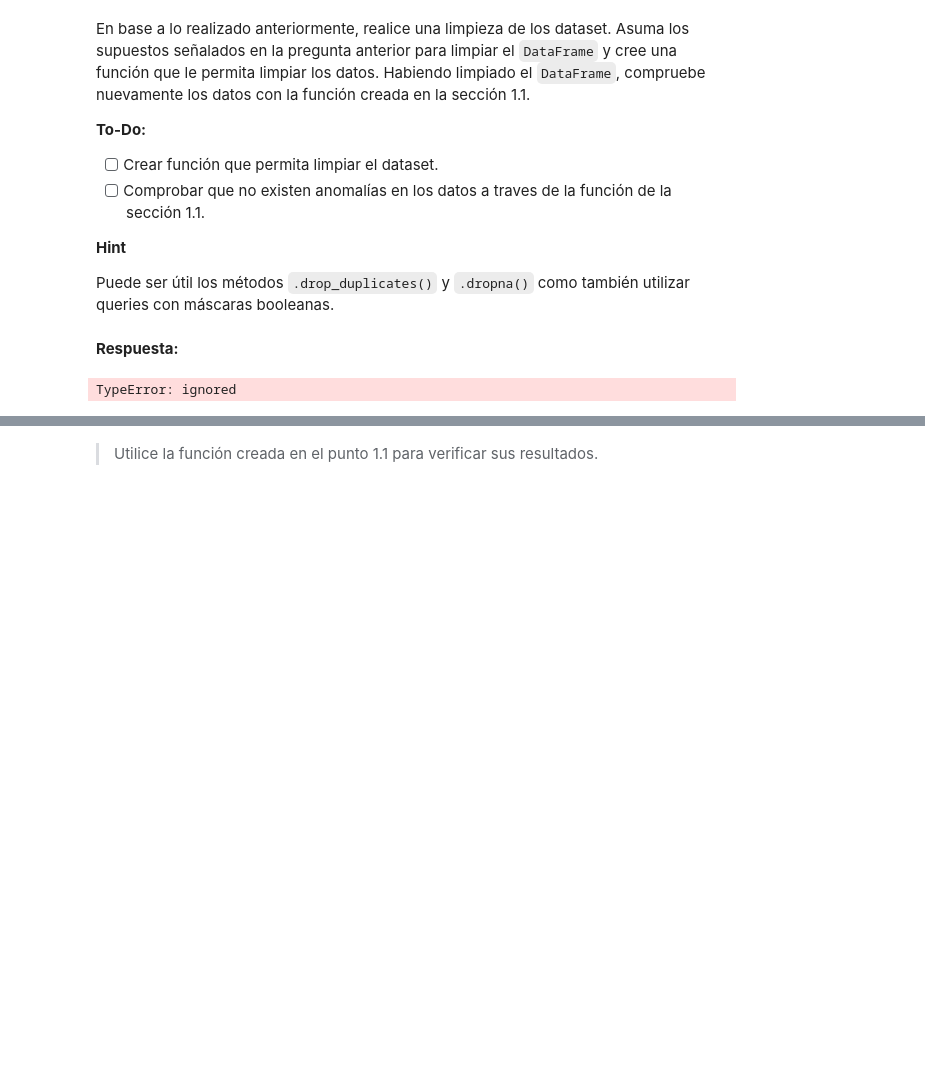
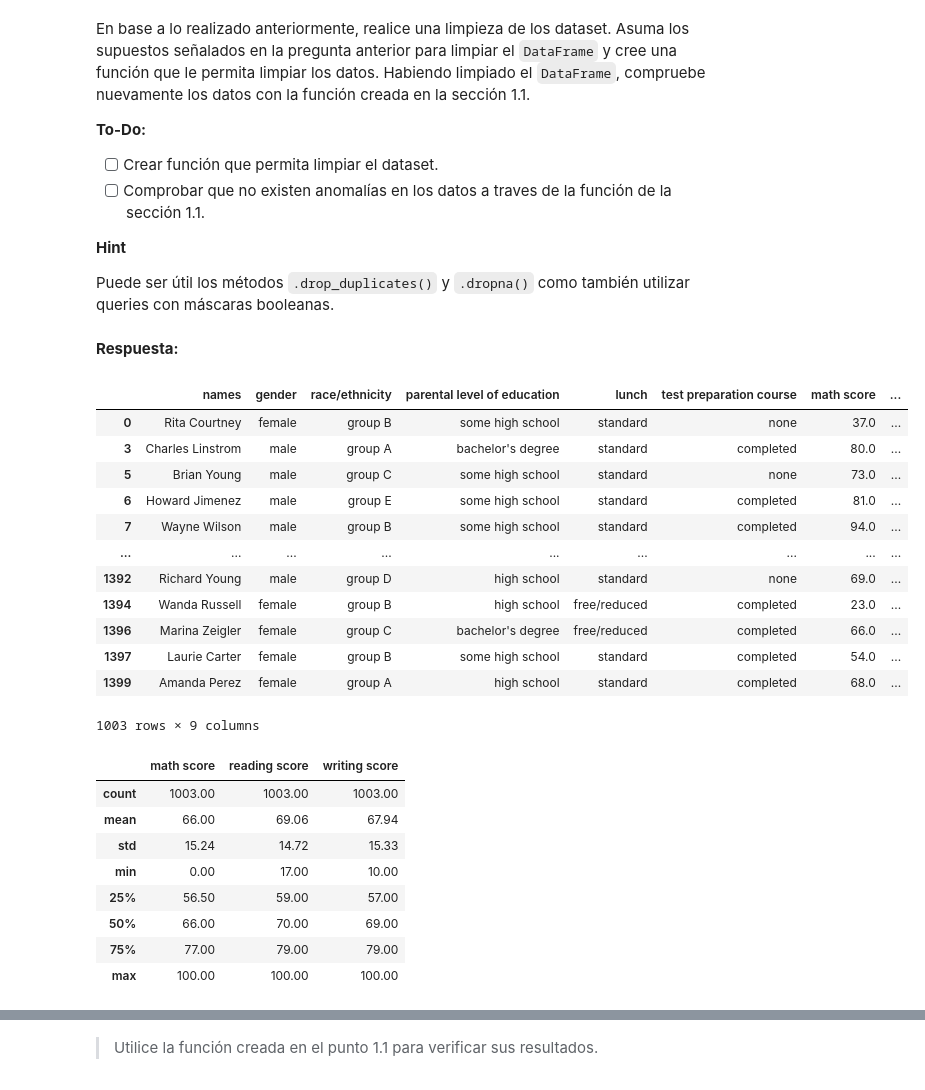
Before and after one commit to HexaPulsar/LabMDS, a Jupyter notebook: Lab_4/Laboratorio4_enunciado.ipynb, the cells around one changed output, grey strips where cells are left out. Drawn from its saved outputs; the diff is of its cells as text; code cells hidden in the pictures; blank space fills up the shorter version.

```diff
--- a/Lab_4/Laboratorio4_enunciado.ipynb
+++ b/Lab_4/Laboratorio4_enunciado.ipynb
@@ -312,6 +314,28 @@ def clean_data(df):
 # %%
 clean_grades = clean_data(df_grades)
-clean_grades
+display(clean_grades)
+display(clean_grades.describe().round(2))
 # %% [output]
+|  | names | gender | race/ethnicity | parental level of education | lunch | test preparation course | math score | ... |
+| 0 | Rita Courtney | female | group B | some high school | standard | none | 37.0 | ... |
+| 3 | Charles Linstrom | male | group A | bachelor's degree | standard | completed | 80.0 | ... |
+| 5 | Brian Young | male | group C | some high school | standard | none | 73.0 | ... |
+| 6 | Howard Jimenez | male | group E | some high school | standard | completed | 81.0 | ... |
+| 7 | Wayne Wilson | male | group B | some high school | standard | completed | 94.0 | ... |
+| ... | ... | ... | ... | ... | ... | ... | ... | ... |
+| 1392 | Richard Young | male | group D | high school | standard | none | 69.0 | ... |
+| 1394 | Wanda Russell | female | group B | high school | free/reduced | completed | 23.0 | ... |
+| 1396 | Marina Zeigler | female | group C | bachelor's degree | free/reduced | completed | 66.0 | ... |
+| 1397 | Laurie Carter | female | group B | some high school | standard | completed | 54.0 | ... |
+| 1399 | Amanda Perez | female | group A | high school | standard | completed | 68.0 | ... |
-TypeError: ignored
+1003 rows × 9 columns
+|  | math score | reading score | writing score |
+| count | 1003.00 | 1003.00 | 1003.00 |
+| mean | 66.00 | 69.06 | 67.94 |
+| std | 15.24 | 14.72 | 15.33 |
+| min | 0.00 | 17.00 | 10.00 |
+| 25% | 56.50 | 59.00 | 57.00 |
+| 50% | 66.00 | 70.00 | 69.00 |
+| 75% | 77.00 | 79.00 | 79.00 |
+| max | 100.00 | 100.00 | 100.00 |
 # %%
```
Also changed, not shown: parts of 15 cells of this notebook.
